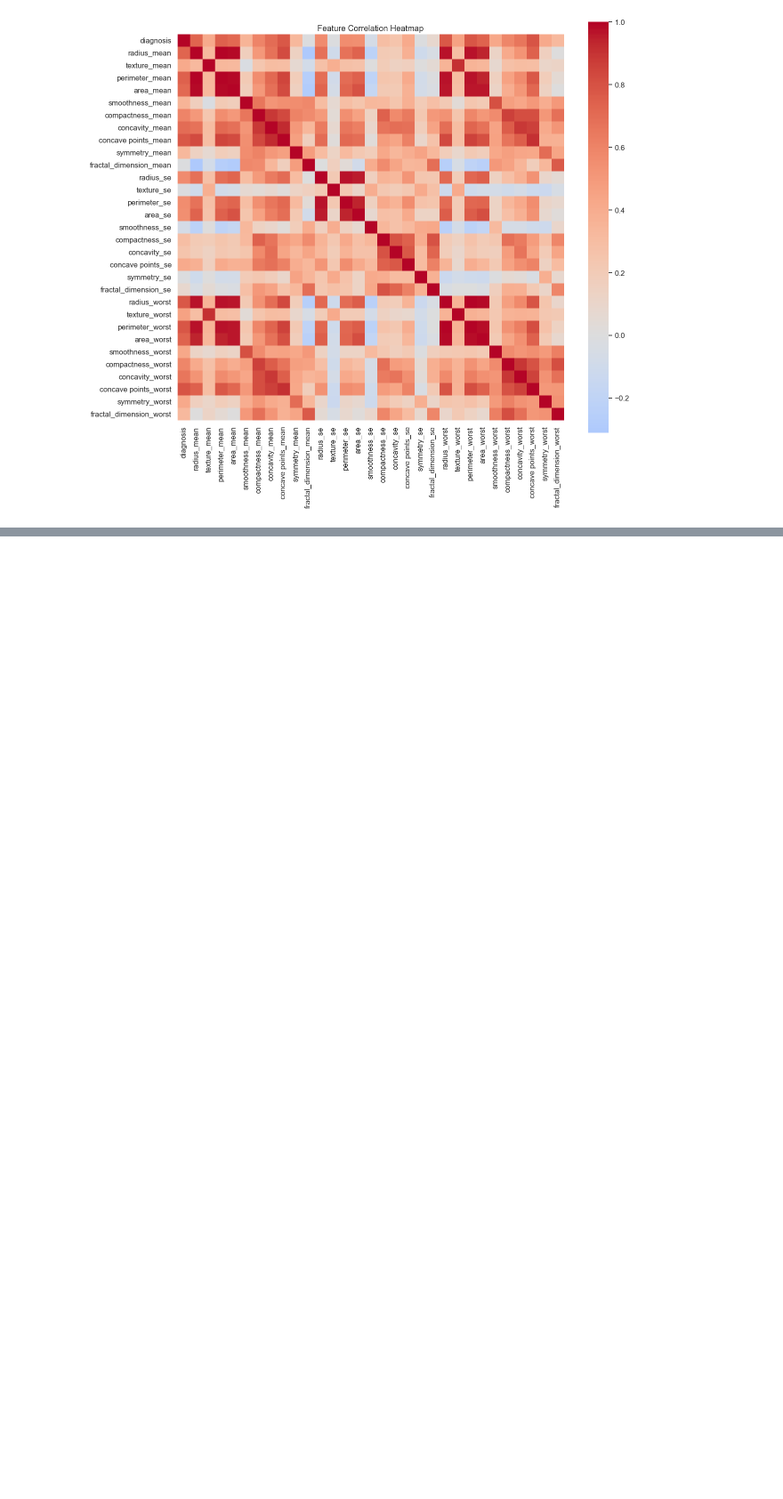
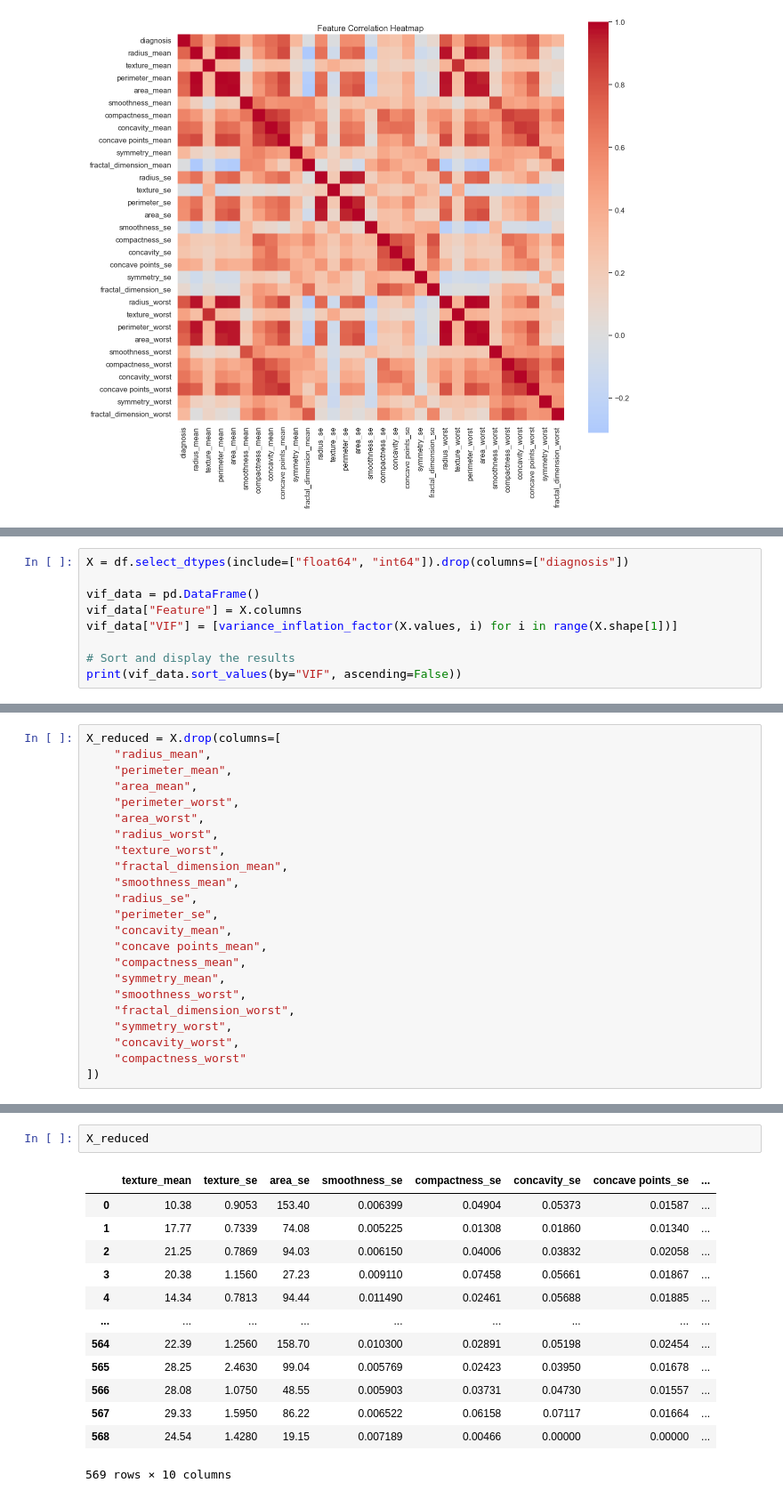
Before and after one commit to OjPreshuz/breast-cancer-logreg, a Jupyter notebook: notebooks/data_exploration.ipynb, the cells around one changed output, grey strips where cells are left out. Shown: that part at 89% size. Drawn from its saved outputs; the diff is of its cells as text; blank space fills up the shorter version.

```diff
--- a/notebooks/data_exploration.ipynb
+++ b/notebooks/data_exploration.ipynb
@@ -176,0 +183,9 @@ Text(0.5, 1.0, 'Feature Correlation Heatmap')
+# %%
+X = df.select_dtypes(include=["float64", "int64"]).drop(columns=["diagnosis"])
+
+vif_data = pd.DataFrame()
+vif_data["Feature"] = X.columns
+vif_data["VIF"] = [variance_inflation_factor(X.values, i) for i in range(X.shape[1])]
+
+# Sort and display the results
+print(vif_data.sort_values(by="VIF", ascending=False))
@@ -176,0 +210,23 @@ Text(0.5, 1.0, 'Feature Correlation Heatmap')
+# %%
+X_reduced = X.drop(columns=[
+    "radius_mean",
+    "perimeter_mean",
+    "area_mean",
+    "perimeter_worst",
+    "area_worst",
+    "radius_worst",
+    "texture_worst",
+    "fractal_dimension_mean",
+    "smoothness_mean",
+    "radius_se",
+    "perimeter_se",
+    "concavity_mean",
+    "concave points_mean",
+    "compactness_mean",
+    "symmetry_mean",
+    "smoothness_worst",
+    "fractal_dimension_worst",
+    "symmetry_worst",
+    "concavity_worst",
+    "compactness_worst"
+])
@@ -176,0 +252,16 @@ Text(0.5, 1.0, 'Feature Correlation Heatmap')
+# %%
+X_reduced
+# %% [output]
+|  | texture_mean | texture_se | area_se | smoothness_se | compactness_se | concavity_se | concave points_se | ... |
+| 0 | 10.38 | 0.9053 | 153.40 | 0.006399 | 0.04904 | 0.05373 | 0.01587 | ... |
+| 1 | 17.77 | 0.7339 | 74.08 | 0.005225 | 0.01308 | 0.01860 | 0.01340 | ... |
+| 2 | 21.25 | 0.7869 | 94.03 | 0.006150 | 0.04006 | 0.03832 | 0.02058 | ... |
+| 3 | 20.38 | 1.1560 | 27.23 | 0.009110 | 0.07458 | 0.05661 | 0.01867 | ... |
+| 4 | 14.34 | 0.7813 | 94.44 | 0.011490 | 0.02461 | 0.05688 | 0.01885 | ... |
+| ... | ... | ... | ... | ... | ... | ... | ... | ... |
+| 564 | 22.39 | 1.2560 | 158.70 | 0.010300 | 0.02891 | 0.05198 | 0.02454 | ... |
+| 565 | 28.25 | 2.4630 | 99.04 | 0.005769 | 0.02423 | 0.03950 | 0.01678 | ... |
+| 566 | 28.08 | 1.0750 | 48.55 | 0.005903 | 0.03731 | 0.04730 | 0.01557 | ... |
+| 567 | 29.33 | 1.5950 | 86.22 | 0.006522 | 0.06158 | 0.07117 | 0.01664 | ... |
+| 568 | 24.54 | 1.4280 | 19.15 | 0.007189 | 0.00466 | 0.00000 | 0.00000 | ... |
+569 rows × 10 columns
```
Also changed, not shown: parts of 42 cells of this notebook.
